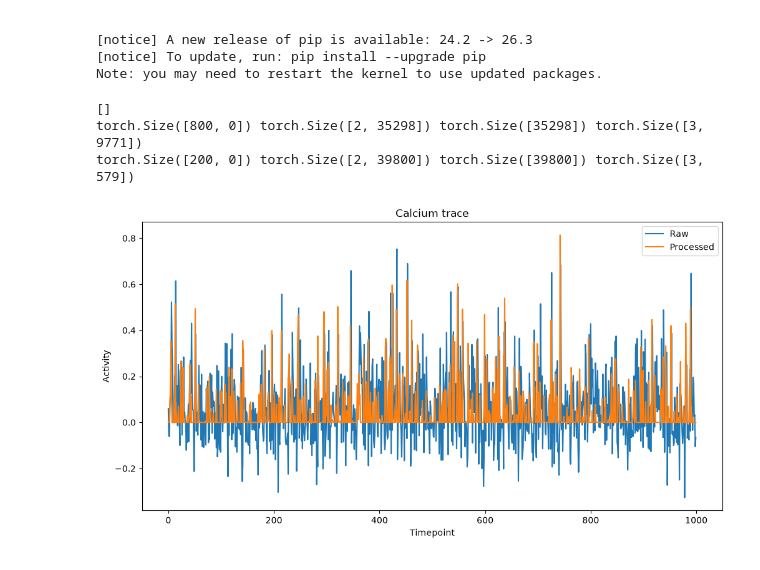
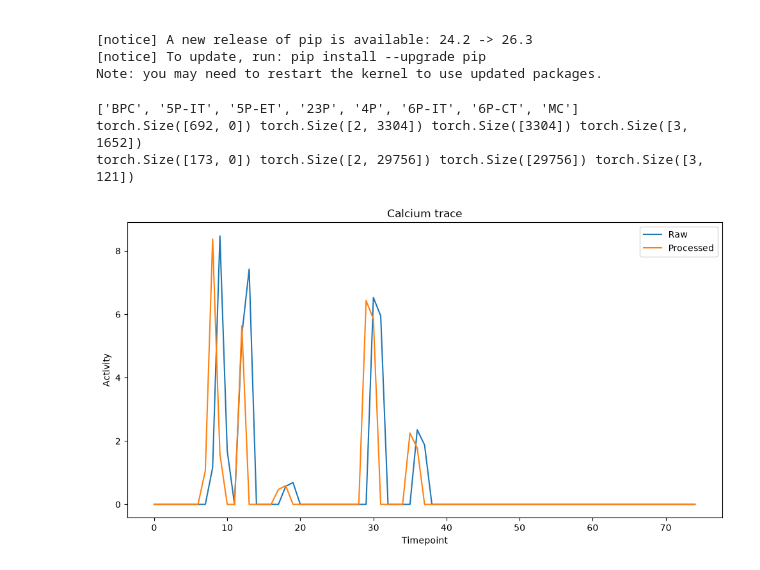
Before and after one commit to 12Jeef/NTAB_F26_Connectomics, a Jupyter notebook: jeffrey/official.ipynb, the cells around one changed output. Saved outputs shown, nothing was run; the diff lists cells and outputs as text; code cells hidden in the pictures.

Commit message:
theres no neurons wtffff

```diff
--- a/jeffrey/official.ipynb
+++ b/jeffrey/official.ipynb
@@ -72,3 +77,29 @@ print(f".:    {os.listdir(".")}")
 cwd:  /Users/jeffrey/projects/NTAB/NTAB_F26_Connectomics/jeffrey
 home: /Users/jeffrey
 .:    ['.DS_Store', 'cache', 'scratch.ipynb', 'official.ipynb', '.env']
+# %%
+import os
+import sys
+import importlib.util
+from huggingface_hub import hf_hub_download
+
+HF_CACHE_DIR = "cache/neurons/functional"
+HF_ID = "NeuroBLab/MICrONS"
+HF_TOKEN = os.getenv("HF_TOKEN")
+
+os.makedirs(HF_CACHE_DIR, exist_ok=True)
+
+reader_path = hf_hub_download(
+    repo_id=HF_ID,
+    repo_type="dataset",
+    filename="reader.py",
+    cache_dir=HF_CACHE_DIR,
+    token=HF_TOKEN,
+)
+
+spec = importlib.util.spec_from_file_location("reader", reader_path)
+reader = importlib.util.module_from_spec(spec)
+sys.modules["reader"] = reader
+spec.loader.exec_module(reader)
+
+print(dir(reader))
@@ -238,11 +411,13 @@ def get_traces(neuron_id):
         for row in group.itertuples()
     ]
 
-traces = np.load("cache/synth/traces.npy") if SYNTH else None
-def load_trace(trace: Trace):
+traces = None
+def load_trace(neuron_id, trace: Trace):
     if traces is None:
         return None
-    return traces[:, trace.unit_id]
+    if SYNTH:
+        return traces[:, trace.unit_id]
+    return traces[neurons_df.index.get_loc(neuron_id), :]
 
 print(neurons_df.columns.to_list())
 print(neurons_df.shape)
@@ -569,7 +1084,7 @@ if FUNCTIONAL_REGEN:
 
     if SYNTH:
         functional_df = knn_edges([
-            load_trace(get_traces(neuron_id)[0])
+            load_trace(neuron_id, get_traces(neuron_id)[0])
             for neuron_id in neurons_df.index
         ], neurons_df.index.to_numpy(), k=15)
     else:
@@ -1268,7 +1759,7 @@ def build_dataset(ids, *, flags=0):
     id_to_idx = {neuron_id: i for i, neuron_id in enumerate(ids)}
 
     traces = torch.tensor(np.array([
-        load_trace(get_traces(neuron_id)[0])
+        load_trace(neuron_id, get_traces(neuron_id)[0])
         for neuron_id in ids
     ]), dtype=torch.float32)
 
@@ -1370,37 +1861,37 @@ def build_dataset(ids, *, flags=0):
     mask = src != dst
     src = src[mask]
     dst = dst[mask]
     f_neighbors_undir[src, dst] = strength
     f_neighbors_undir[dst, src] = strength
 
     print(feats.shape, q_pairs.shape, q_pair_values.shape, f_edges.shape)
 
     return traces, feats, q_pairs, q_pair_distances, q_pair_values, f_edges, f_neighbors_undir
 
 (
     traces_train, feats_train,
     q_pairs_train, q_pair_distances_train, q_pair_values_train,
     f_edges_train, f_neighbors_undir_train,
 ) = build_dataset(ids_train, flags=MATCH_POSNEG)
 (
     traces_test, feats_test,
     q_pairs_test, q_pair_distances_test, q_pair_values_test,
     f_edges_test, f_neighbors_undir_test,
 ) = build_dataset(ids_test)
 
 plt.figure(figsize=(12, 6))
 plt.plot(traces[0], label="Raw")
 plt.plot(preprocess_trace(traces[0]), label="Processed")
 plt.xlabel("Timepoint")
 plt.ylabel("Activity")
 plt.title("Calcium trace")
 plt.legend()
 plt.show()
 # %% [output]
-[]
-torch.Size([800, 0]) torch.Size([2, 35298]) torch.Size([35298]) torch.Size([3, 9771])
-torch.Size([200, 0]) torch.Size([2, 39800]) torch.Size([39800]) torch.Size([3, 579])
+['BPC', '5P-IT', '5P-ET', '23P', '4P', '6P-IT', '6P-CT', 'MC']
+torch.Size([692, 0]) torch.Size([2, 3304]) torch.Size([3304]) torch.Size([3, 1652])
+torch.Size([173, 0]) torch.Size([2, 29756]) torch.Size([29756]) torch.Size([3, 121])
-[figure, old version]
+[figure, new version]
 # %%
 import torch
 import torch.nn as nn
```
Also changed, not shown: parts of 22 cells of this notebook.
